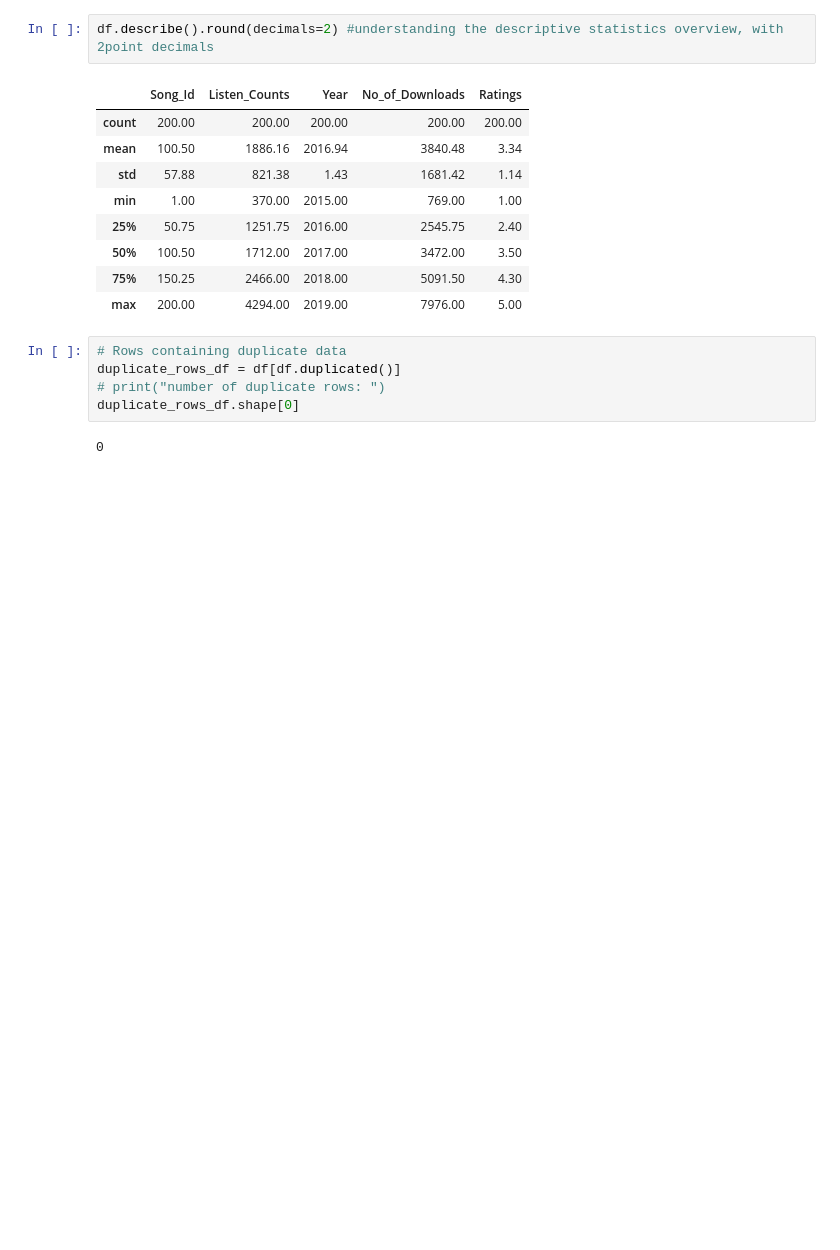
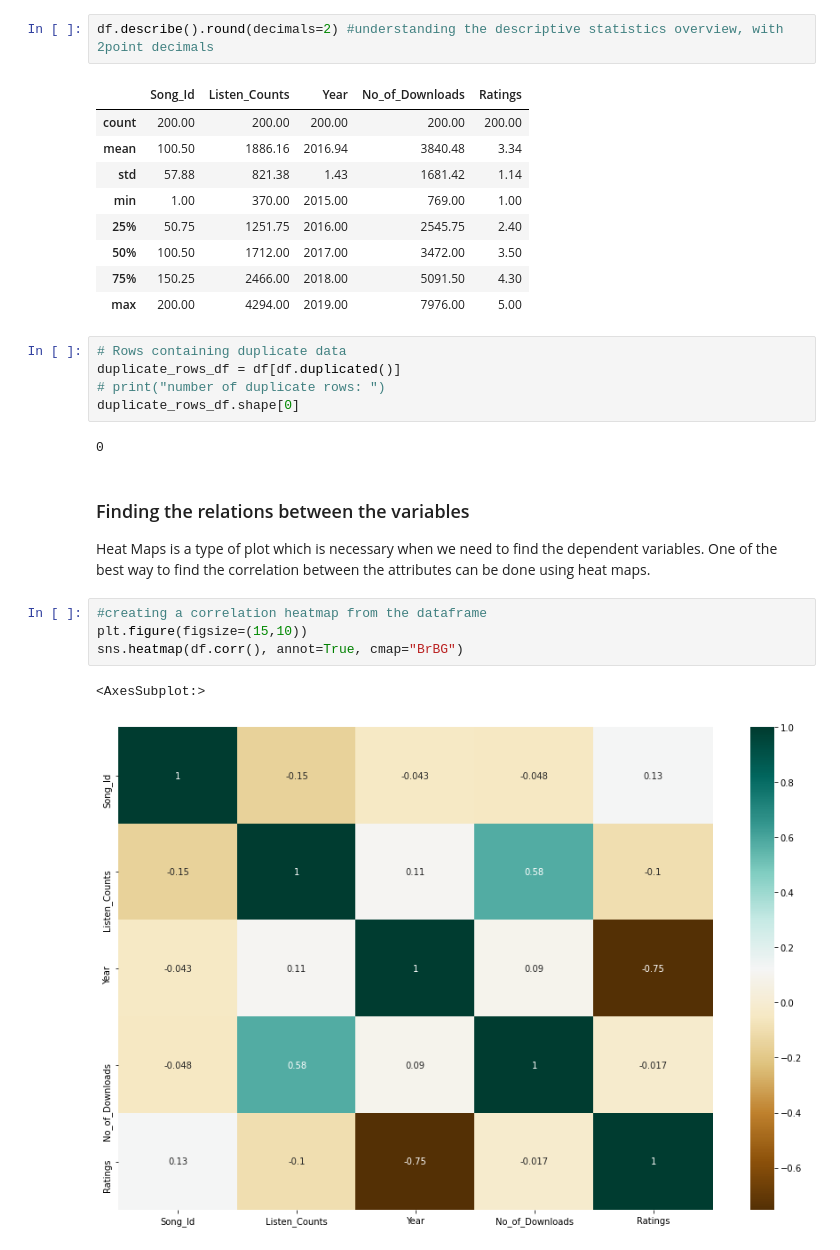
Before and after one commit to AzizDialloG/Project-Programming-for-Data-Analysis, a Jupyter notebook: Project - Programming for Data Analysis.ipynb, the cells around one changed output. Saved outputs shown, nothing was run; the diff lists cells and outputs as text; blank space fills up the shorter version.

Commit message:
Plot Graphs to understand the Dataset

```diff
--- a/Project - Programming for Data Analysis.ipynb
+++ b/Project - Programming for Data Analysis.ipynb
@@ -191,3 +191,15 @@ duplicate_rows_df = df[df.duplicated()]
 duplicate_rows_df.shape[0]
 # %% [output]
 0
+# %% [markdown]
+### Finding the relations between the variables
+
+Heat Maps is a type of plot which is necessary when we need to find the dependent variables.
+One of the best way to find the correlation between the attributes can be done using heat maps.
+# %%
+#creating a correlation heatmap from the dataframe
+plt.figure(figsize=(15,10))
+sns.heatmap(df.corr(), annot=True, cmap="BrBG")
+# %% [output]
+<AxesSubplot:>
+[figure, added]
```
Also changed, not shown: parts of 9 cells of this notebook.
